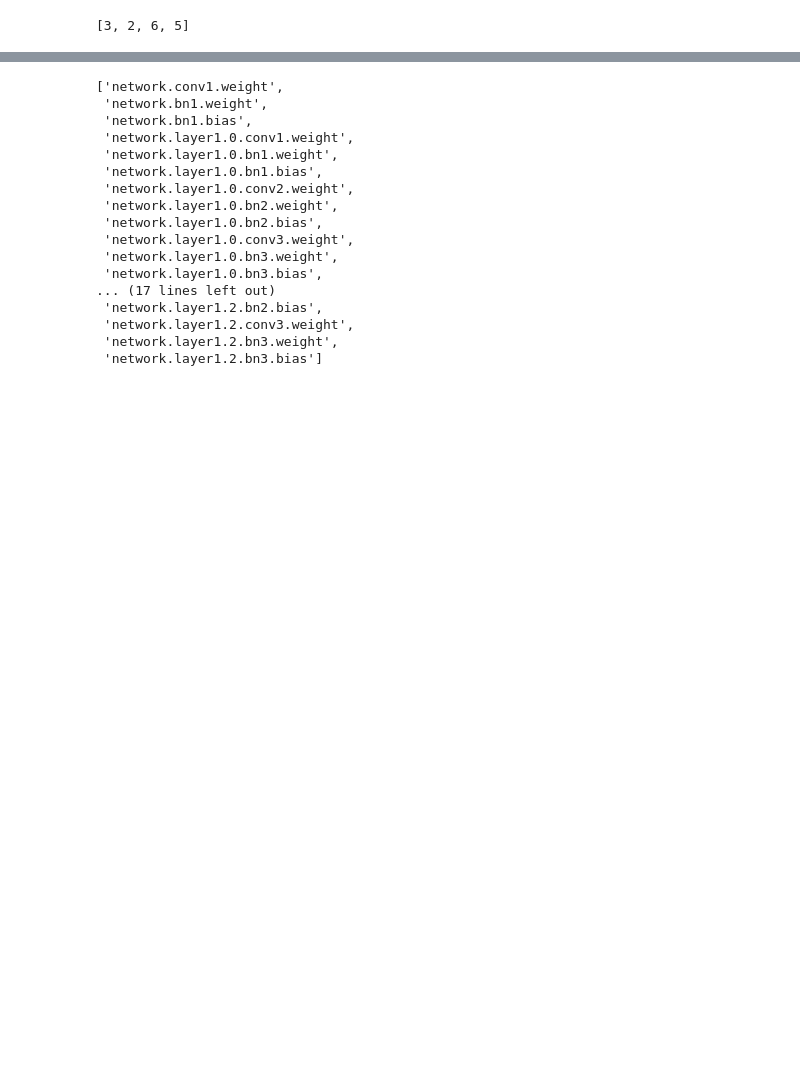
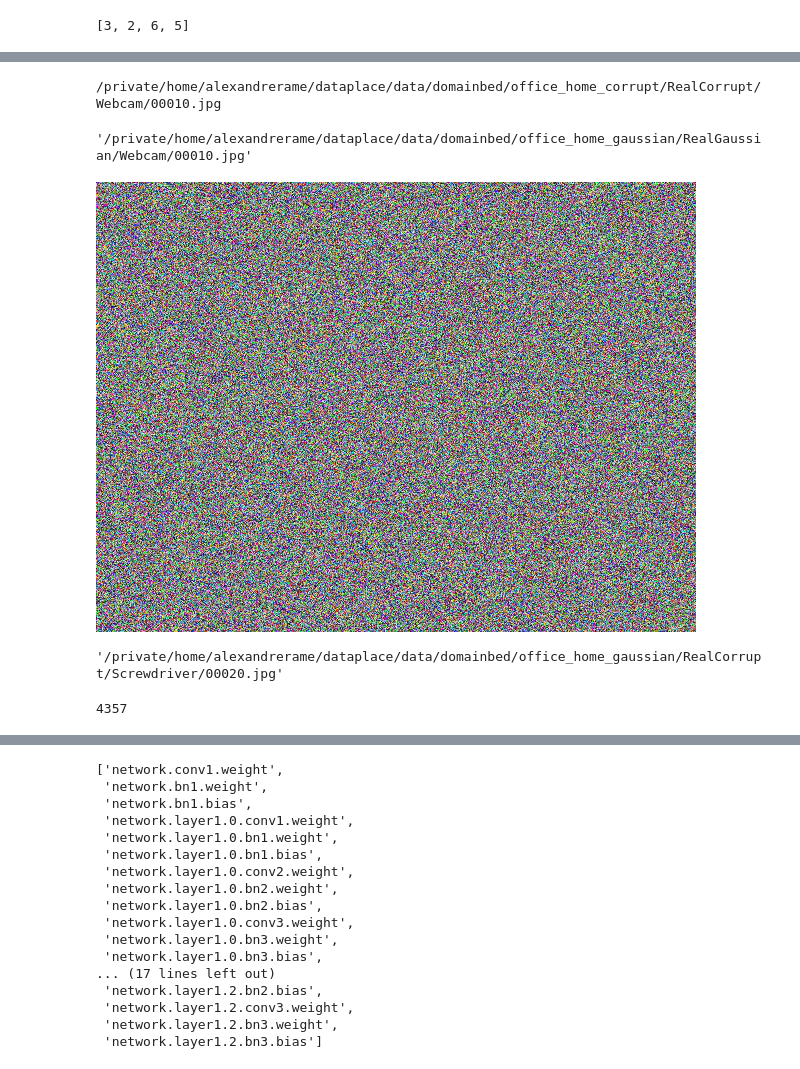
Before and after one commit to alexrame/domainbedv2, a Jupyter notebook: notebooks/recycling/corruption.ipynb, the cells around one changed output, grey strips where cells are left out. Cells and saved outputs as stored; diff of their text form; code cells hidden in the pictures; blank space fills up the shorter version.

```diff
--- a/notebooks/recycling/corruption.ipynb
+++ b/notebooks/recycling/corruption.ipynb
@@ -9,3 +9,5 @@ random.sample(range(10), 4)
 s = "{'corrupt_prop': 0.1, 'resnet_dropout': 0., 'data_augmentation': 0}"
 # %%
 import json
+# %%
+new_image = "aemlkeamerioffice_home_corrupt"
@@ -11,0 +22,8 @@ import json
+# %%
+def pil_loader(path):
+    # open path as file to avoid ResourceWarning (https://github.com/python-pillow/Pillow/issues/835)
+    with open(path, "rb") as f:
+        img = Image.open(f)
+        return img.convert("RGB")
+# %%
+img = pil_loader(new_image.replace("office_home_corrupt/RealCorrupt", "office_home_gaussian/RealGaussian"))
@@ -11,0 +32,12 @@ import json
+# %%
+print(new_image)
+# %% [output]
+/private/home/alexandrerame/dataplace/data/domainbed/office_home_corrupt/RealCorrupt/Webcam/00010.jpg
+# %%
+new_image.replace("office_home_corrupt/RealCorrupt", "office_home_gaussian/RealGaussian")
+# %% [output]
+'/private/home/alexandrerame/dataplace/data/domainbed/office_home_gaussian/RealGaussian/Webcam/00010.jpg'
+# %%
+img
+# %% [output]
+[figure, added]
@@ -11,0 +50,8 @@ import json
+# %%
+new_image
+# %% [output]
+'/private/home/alexandrerame/dataplace/data/domainbed/office_home_gaussian/RealCorrupt/Screwdriver/00020.jpg'
+# %%
+len(filename_list)
+# %% [output]
+4357
```
Also changed, not shown: parts of 9 cells of this notebook, 14 other files.
